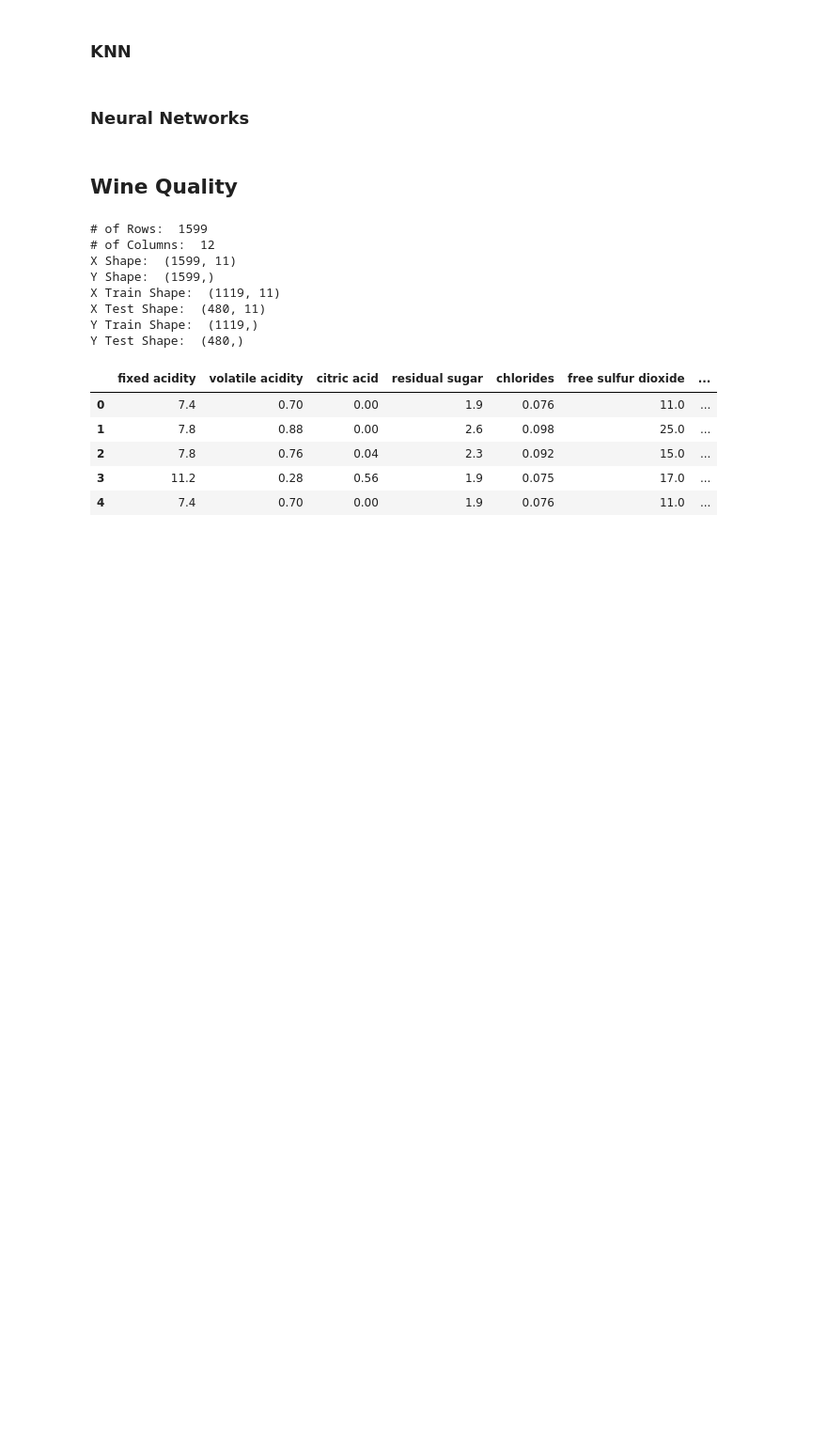
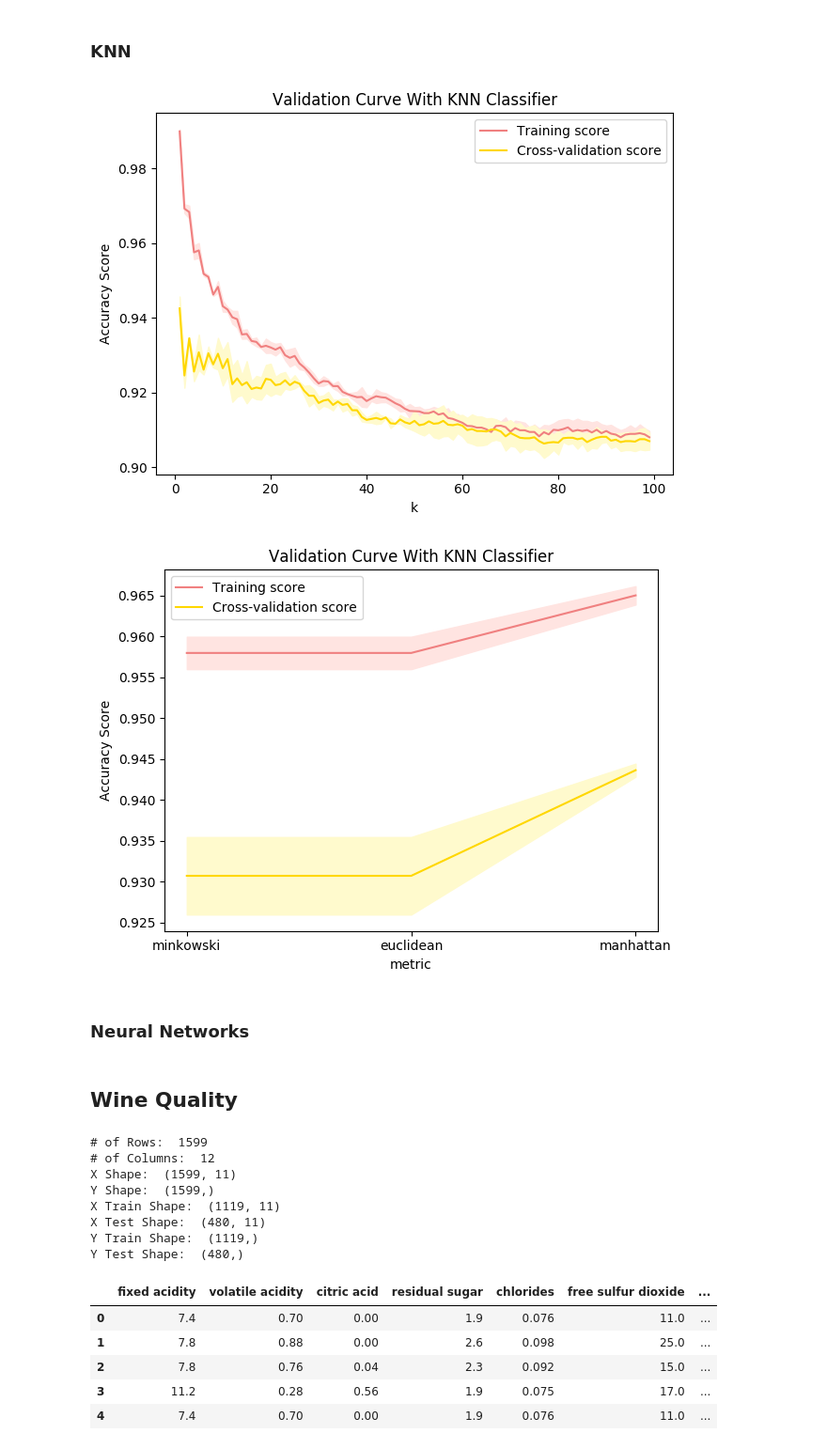
Before and after one commit to aashiamehta/MachineLearning, a Jupyter notebook: Project1/supervised_learning.ipynb, the cells around one changed output. Shown at 94% size. Cells and saved outputs as stored; diff of their text form; code cells hidden in the pictures; blank space fills up the shorter version.

```diff
--- a/Project1/supervised_learning.ipynb
+++ b/Project1/supervised_learning.ipynb
@@ -191,4 +203,13 @@ create_validation_curve(phishing_boosting, phishing_X_train, phishing_Y_train, "
 # %% [markdown]
 ### KNN
+# %%
+# https://scikit-learn.org/stable/modules/generated/sklearn.neighbors.KNeighborsClassifier.html
+phishing_knn = KNeighborsClassifier()
+
+create_validation_curve(phishing_knn, phishing_X_train, phishing_Y_train, "n_neighbors", list(range(1, 100)), "KNN Classifier", "k")
+create_validation_curve(phishing_knn, phishing_X_train, phishing_Y_train, "metric", ['minkowski', 'euclidean', 'manhattan'], "KNN Classifier", "metric")
+# %% [output]
+[figure, added]
+[figure, added]
 # %% [markdown]
 ### Neural Networks
```
Also changed, not shown: parts of 4 cells of this notebook.
